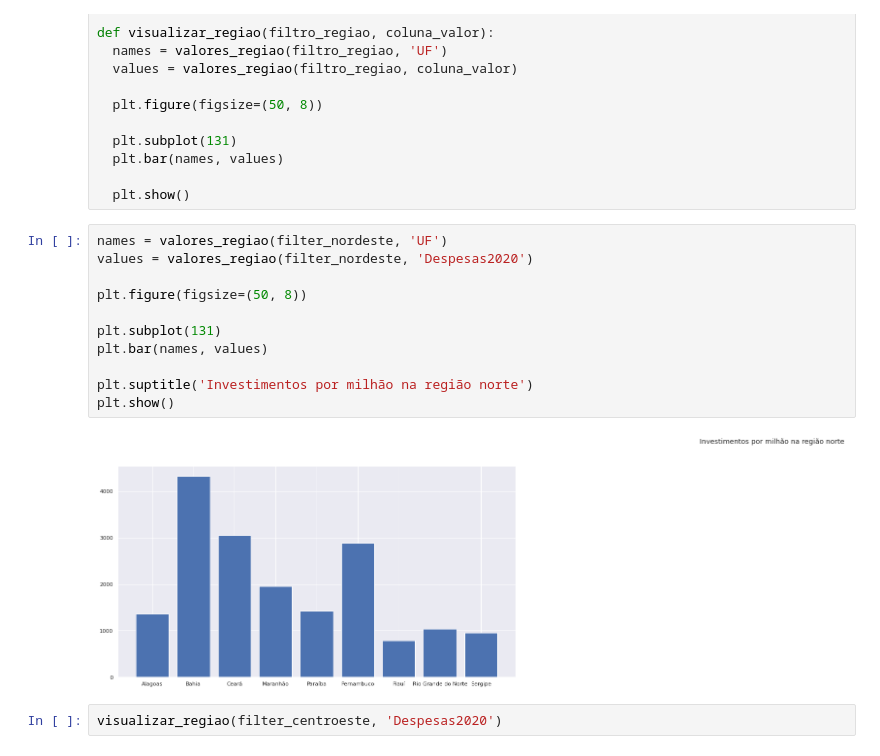
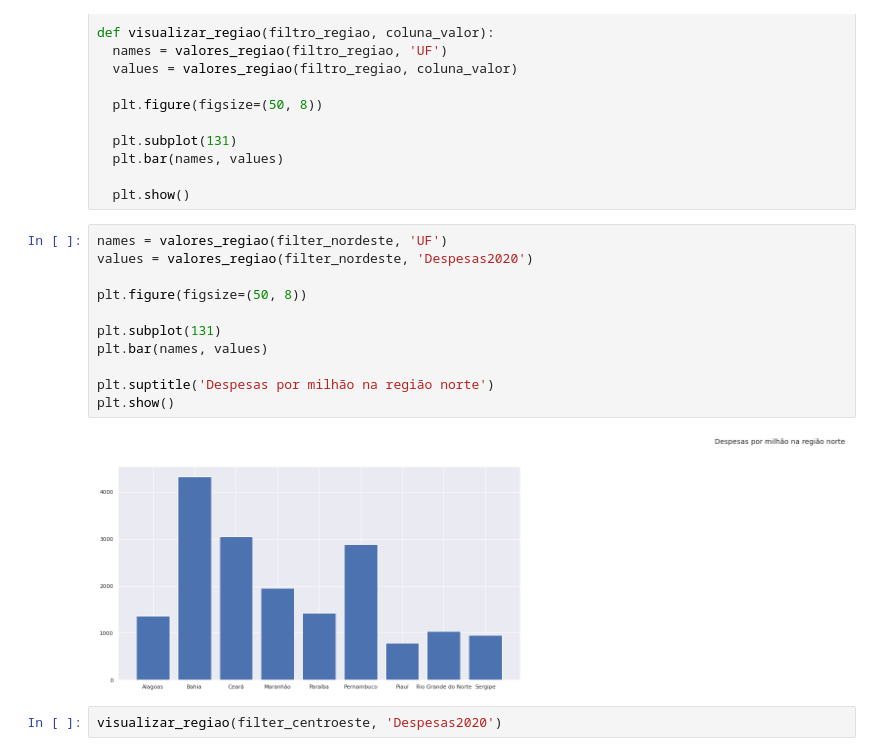
Before and after one commit to marimoreiraa/ProjetoFinal, a Jupyter notebook: 1_Pandas.ipynb, the cells around one changed output. Drawn from its saved outputs; the diff is of its cells as text.

```diff
--- a/1_Pandas.ipynb
+++ b/1_Pandas.ipynb
@@ -454,16 +477,16 @@ def visualizar_regiao(filtro_regiao, coluna_valor):
 # %%
 names = valores_regiao(filter_nordeste, 'UF')
 values = valores_regiao(filter_nordeste, 'Despesas2020')
 
 plt.figure(figsize=(50, 8))
 
 plt.subplot(131)
 plt.bar(names, values)
 
-plt.suptitle('Investimentos por milhão na região norte')
+plt.suptitle('Despesas por milhão na região norte')
 plt.show()
 # %% [output]
-[figure, old version]
+[figure, new version]
 # %%
 visualizar_regiao(filter_centroeste, 'Despesas2020')
 # %% [output]
```
Also changed, not shown: parts of 41 cells of this notebook.
